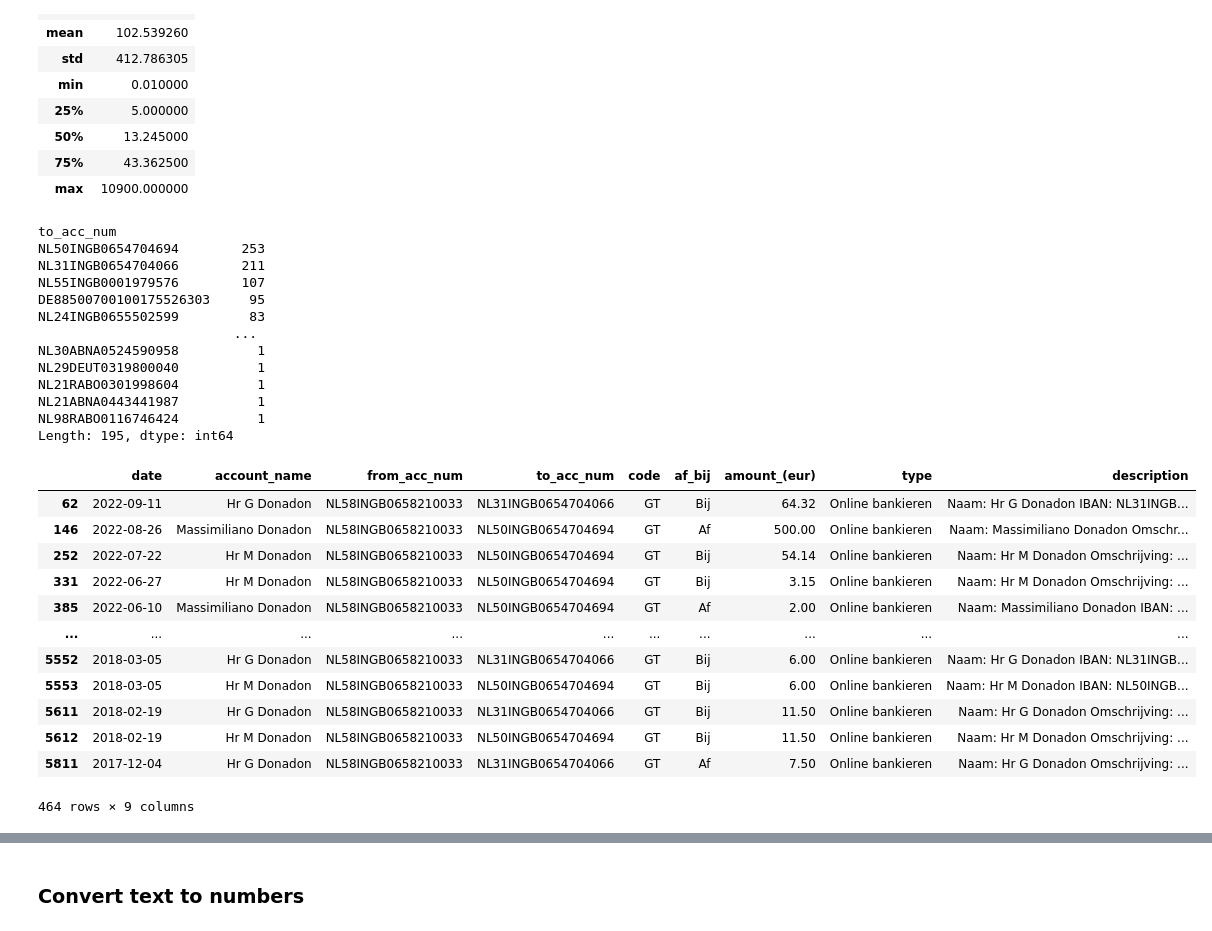
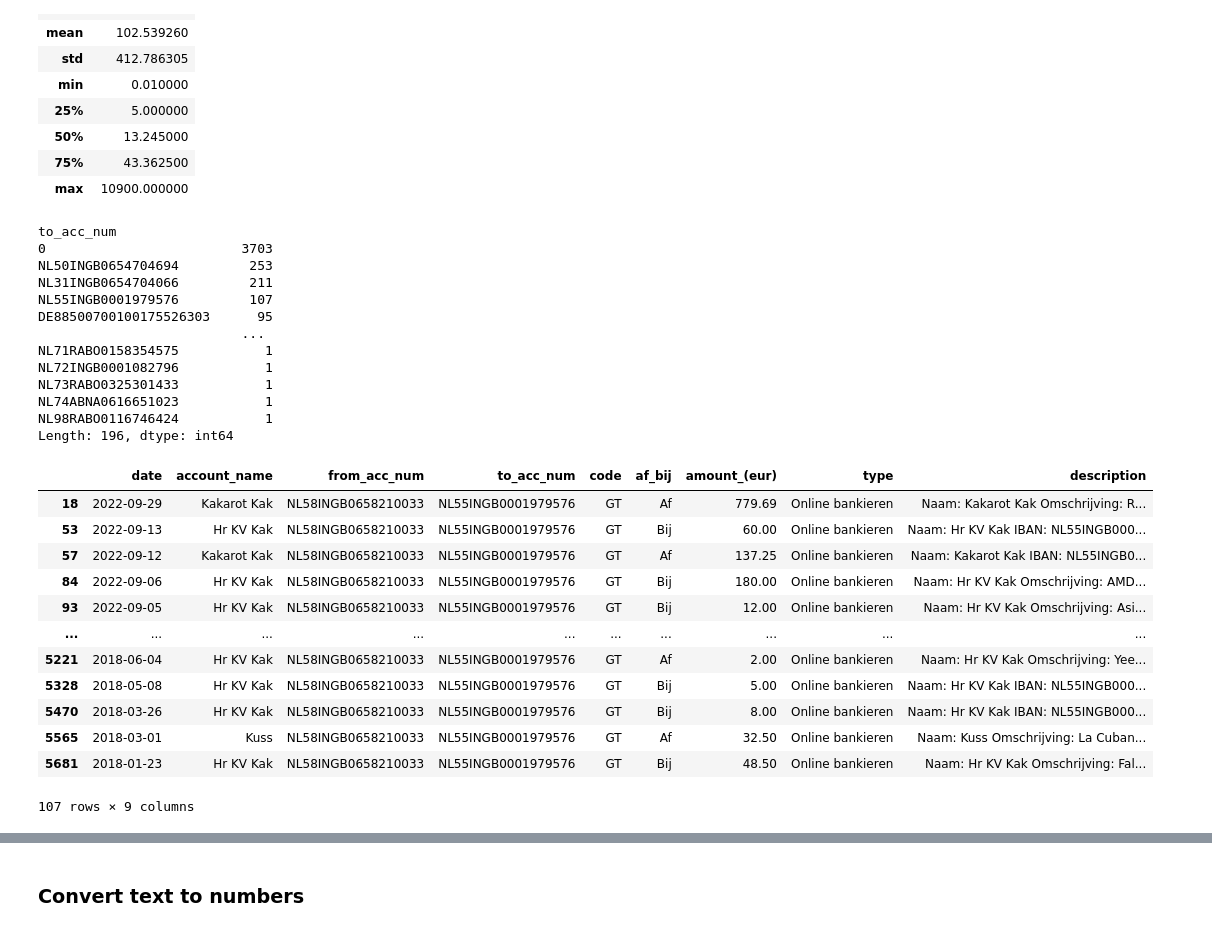
Before and after one commit to dizzydwarfus/Personal_Projects, a Jupyter notebook: personal_finance/expenses.ipynb, the cells around one changed output, grey strips where cells are left out. Cells and saved outputs as stored; diff of their text form; code cells hidden in the pictures.

```diff
--- a/personal_finance/expenses.ipynb
+++ b/personal_finance/expenses.ipynb
@@ -26,3 +26,5 @@ df.head()
+# %%
+df = df.fillna(0)
 # %% [markdown]
 #### Filtering for simple overview of all payments made for tuition
 # %%
@@ -101,31 +123,31 @@ df.describe()
 df.loc[:,['to_acc_num']].value_counts()
 # %% [output]
 to_acc_num
-NL50INGB0654704694        253
-NL31INGB0654704066        211
-NL55INGB0001979576        107
-DE88500700100175526303     95
-NL24INGB0655502599         83
-                         ...
-NL30ABNA0524590958          1
-NL29DEUT0319800040          1
-NL21RABO0301998604          1
-NL21ABNA0443441987          1
-NL98RABO0116746424          1
-Length: 195, dtype: int64
+0                         3703
+NL50INGB0654704694         253
+NL31INGB0654704066         211
+NL55INGB0001979576         107
+DE88500700100175526303      95
+                          ...
+NL71RABO0158354575           1
+NL72INGB0001082796           1
+NL73RABO0325301433           1
+NL74ABNA0616651023           1
+NL98RABO0116746424           1
+Length: 196, dtype: int64
 # %%
-df[(df['to_acc_num'] == 'NL50INGB0654704694') | (df['to_acc_num'] == 'NL31INGB0654704066') & (df['description'])]
+df[df['to_acc_num'] == 'NL55INGB0001979576']
 # %% [output]
 |  | date | account_name | from_acc_num | to_acc_num | code | af_bij | amount_(eur) | type | description |
-| 62 | 2022-09-11 | Hr G Donadon | NL58INGB0658210033 | NL31INGB0654704066 | GT | Bij | 64.32 | Online bankieren | Naam: Hr G Donadon IBAN: NL31INGB... |
-| 146 | 2022-08-26 | Massimiliano Donadon | NL58INGB0658210033 | NL50INGB0654704694 | GT | Af | 500.00 | Online bankieren | Naam: Massimiliano Donadon Omschr... |
-| 252 | 2022-07-22 | Hr M Donadon | NL58INGB0658210033 | NL50INGB0654704694 | GT | Bij | 54.14 | Online bankieren | Naam: Hr M Donadon Omschrijving: ... |
-| 331 | 2022-06-27 | Hr M Donadon | NL58INGB0658210033 | NL50INGB0654704694 | GT | Bij | 3.15 | Online bankieren | Naam: Hr M Donadon Omschrijving: ... |
-| 385 | 2022-06-10 | Massimiliano Donadon | NL58INGB0658210033 | NL50INGB0654704694 | GT | Af | 2.00 | Online bankieren | Naam: Massimiliano Donadon IBAN: ... |
+| 18 | 2022-09-29 | Kakarot Kak | NL58INGB0658210033 | NL55INGB0001979576 | GT | Af | 779.69 | Online bankieren | Naam: Kakarot Kak Omschrijving: R... |
+| 53 | 2022-09-13 | Hr KV Kak | NL58INGB0658210033 | NL55INGB0001979576 | GT | Bij | 60.00 | Online bankieren | Naam: Hr KV Kak IBAN: NL55INGB000... |
+| 57 | 2022-09-12 | Kakarot Kak | NL58INGB0658210033 | NL55INGB0001979576 | GT | Af | 137.25 | Online bankieren | Naam: Kakarot Kak IBAN: NL55INGB0... |
+| 84 | 2022-09-06 | Hr KV Kak | NL58INGB0658210033 | NL55INGB0001979576 | GT | Bij | 180.00 | Online bankieren | Naam: Hr KV Kak Omschrijving: AMD... |
+| 93 | 2022-09-05 | Hr KV Kak | NL58INGB0658210033 | NL55INGB0001979576 | GT | Bij | 12.00 | Online bankieren | Naam: Hr KV Kak Omschrijving: Asi... |
 | ... | ... | ... | ... | ... | ... | ... | ... | ... | ... |
-| 5552 | 2018-03-05 | Hr G Donadon | NL58INGB0658210033 | NL31INGB0654704066 | GT | Bij | 6.00 | Online bankieren | Naam: Hr G Donadon IBAN: NL31INGB... |
-| 5553 | 2018-03-05 | Hr M Donadon | NL58INGB0658210033 | NL50INGB0654704694 | GT | Bij | 6.00 | Online bankieren | Naam: Hr M Donadon IBAN: NL50INGB... |
-| 5611 | 2018-02-19 | Hr G Donadon | NL58INGB0658210033 | NL31INGB0654704066 | GT | Bij | 11.50 | Online bankieren | Naam: Hr G Donadon Omschrijving: ... |
-| 5612 | 2018-02-19 | Hr M Donadon | NL58INGB0658210033 | NL50INGB0654704694 | GT | Bij | 11.50 | Online bankieren | Naam: Hr M Donadon Omschrijving: ... |
-| 5811 | 2017-12-04 | Hr G Donadon | NL58INGB0658210033 | NL31INGB0654704066 | GT | Af | 7.50 | Online bankieren | Naam: Hr G Donadon Omschrijving: ... |
+| 5221 | 2018-06-04 | Hr KV Kak | NL58INGB0658210033 | NL55INGB0001979576 | GT | Af | 2.00 | Online bankieren | Naam: Hr KV Kak Omschrijving: Yee... |
+| 5328 | 2018-05-08 | Hr KV Kak | NL58INGB0658210033 | NL55INGB0001979576 | GT | Bij | 5.00 | Online bankieren | Naam: Hr KV Kak IBAN: NL55INGB000... |
+| 5470 | 2018-03-26 | Hr KV Kak | NL58INGB0658210033 | NL55INGB0001979576 | GT | Bij | 8.00 | Online bankieren | Naam: Hr KV Kak IBAN: NL55INGB000... |
+| 5565 | 2018-03-01 | Kuss | NL58INGB0658210033 | NL55INGB0001979576 | GT | Af | 32.50 | Online bankieren | Naam: Kuss Omschrijving: La Cuban... |
+| 5681 | 2018-01-23 | Hr KV Kak | NL58INGB0658210033 | NL55INGB0001979576 | GT | Bij | 48.50 | Online bankieren | Naam: Hr KV Kak Omschrijving: Fal... |
-464 rows × 9 columns
+107 rows × 9 columns
```
Also changed, not shown: parts of 32 cells of this notebook, 3 other files.
